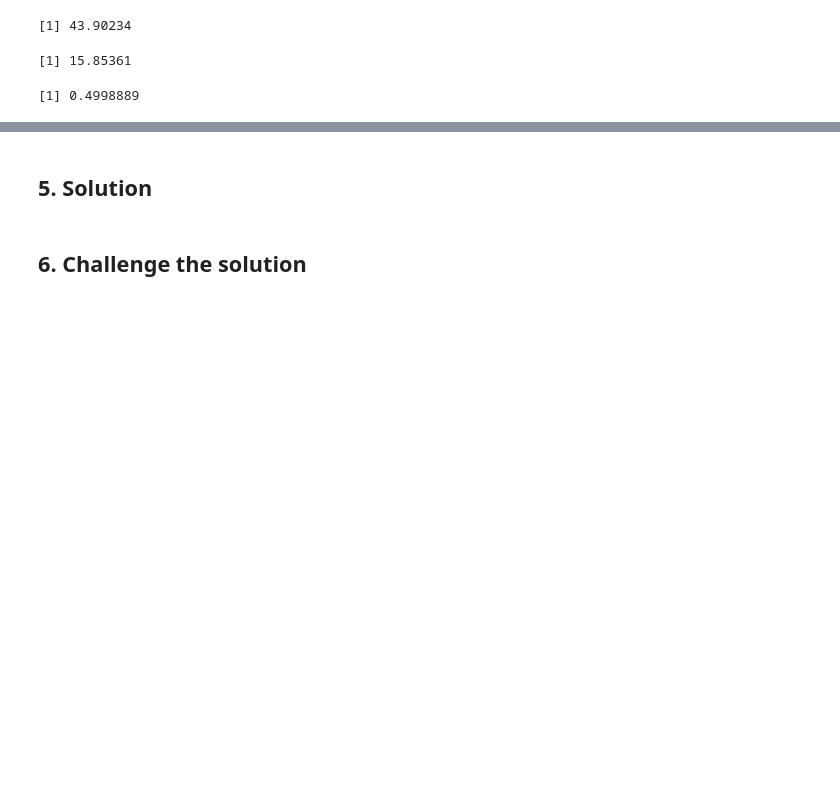
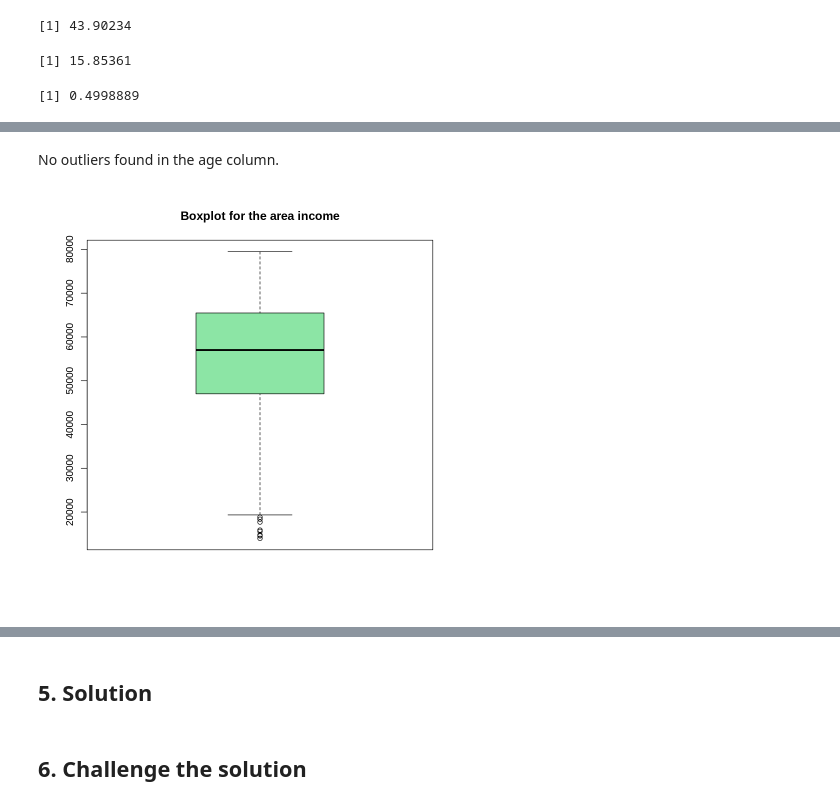
Before and after one commit to dote7ant/Univariate_Bivariate_Multivariate_analysis_in_R, a Jupyter notebook: R_Analysis.ipynb, the cells around one changed output, grey strips where cells are left out. Saved outputs shown, nothing was run; the diff lists cells and outputs as text; code cells hidden in the pictures; blank space fills up the shorter version.

```diff
--- a/R_Analysis.ipynb
+++ b/R_Analysis.ipynb
@@ -374,0 +464,8 @@ print(std_data_gender)
+# %% [markdown]
+No outliers found in the age column.
+# %%
+# plot a boxplot for income
+income <-  data$area_income
+boxplot(income, col=rgb(0.1,0.8,0.3,0.5), main = "Boxplot for the area income")
+# %% [output]
+[figure, added]
```
Also changed, not shown: parts of 112 cells of this notebook.
